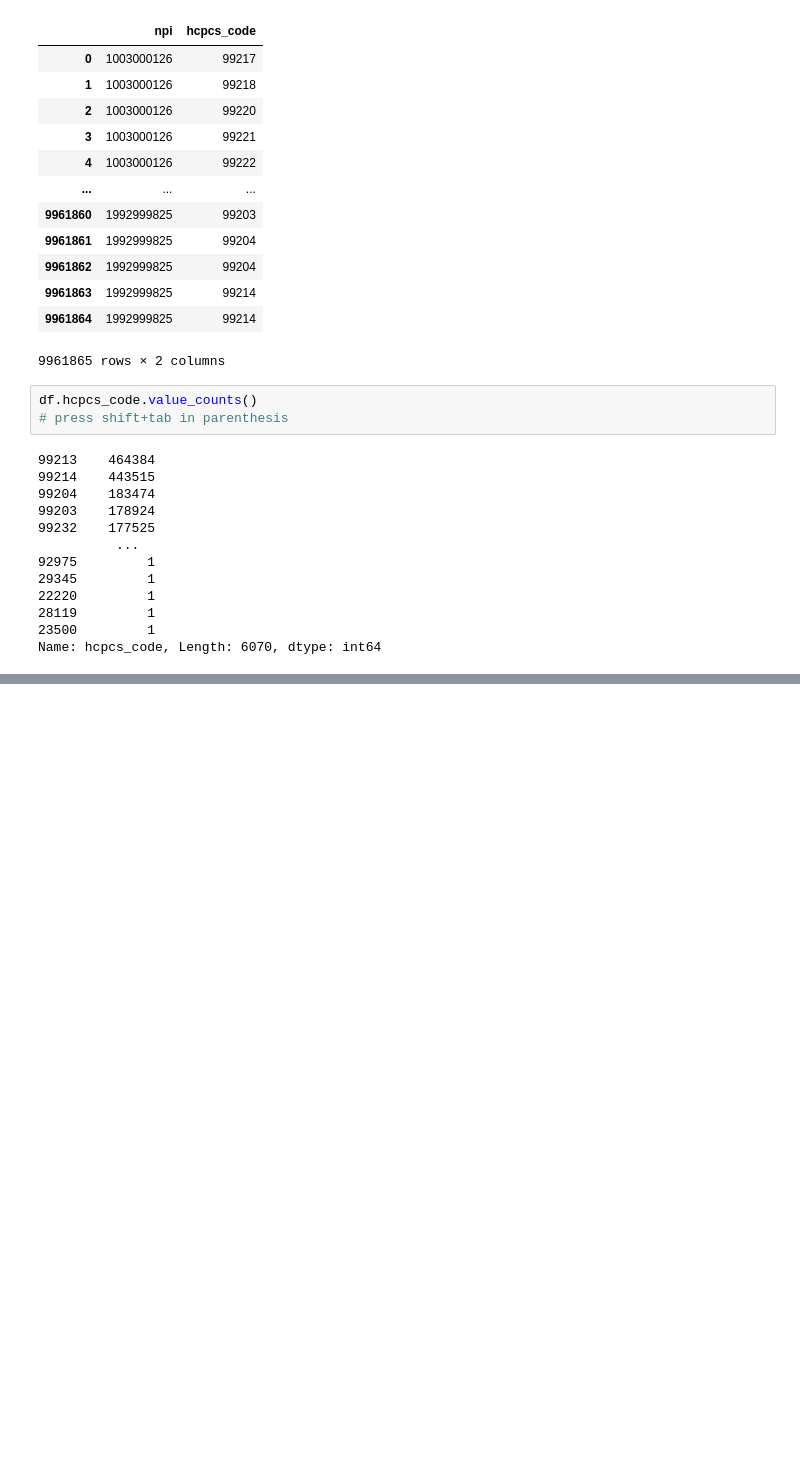
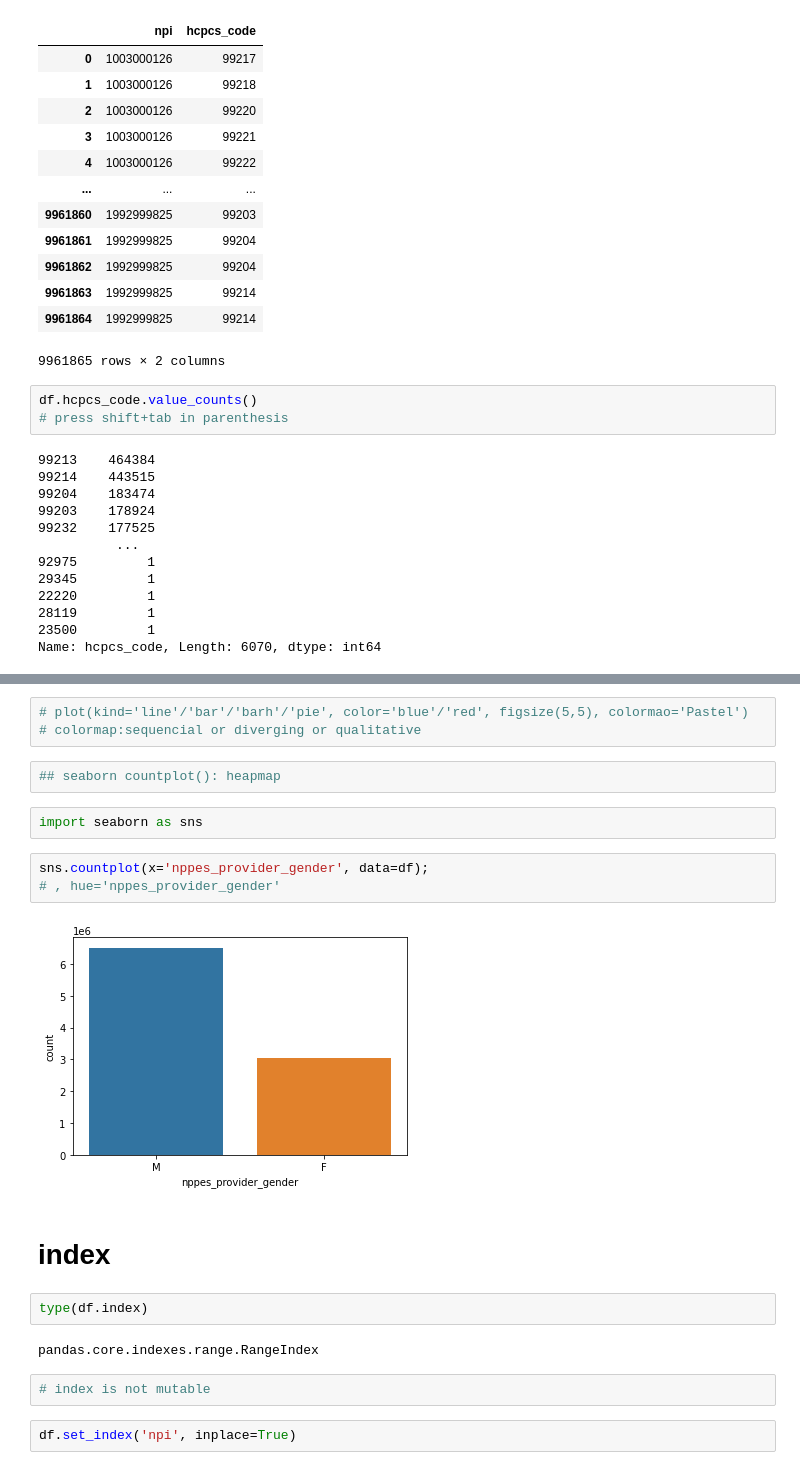
Before and after one commit to nancyruya/R-projects, a Jupyter notebook: Homebased_care/API/pandas-1.ipynb, the cells around one changed output, grey strips where cells are left out. Drawn from its saved outputs; the diff is of its cells as text; blank space fills up the shorter version.

```diff
--- a/Homebased_care/API/pandas-1.ipynb
+++ b/Homebased_care/API/pandas-1.ipynb
@@ -62,0 +118,22 @@ TypeError: unsupported operand type(s) for &: 'str' and 'str'
+# %%
+# plot(kind='line'/'bar'/'barh'/'pie', color='blue'/'red', figsize(5,5), colormao='Pastel')
+# colormap:sequencial or diverging or qualitative
+# %%
+## seaborn countplot(): heapmap
+# %%
+import seaborn as sns
+# %%
+sns.countplot(x='nppes_provider_gender', data=df);
+# , hue='nppes_provider_gender'
+# %% [output]
+[figure, added]
+# %% [markdown]
+# index
+# %%
+type(df.index)
+# %% [output]
+pandas.core.indexes.range.RangeIndex
+# %%
+# index is not mutable
+# %%
+df.set_index('npi', inplace=True)
```
Also changed, not shown: parts of 41 cells of this notebook.
